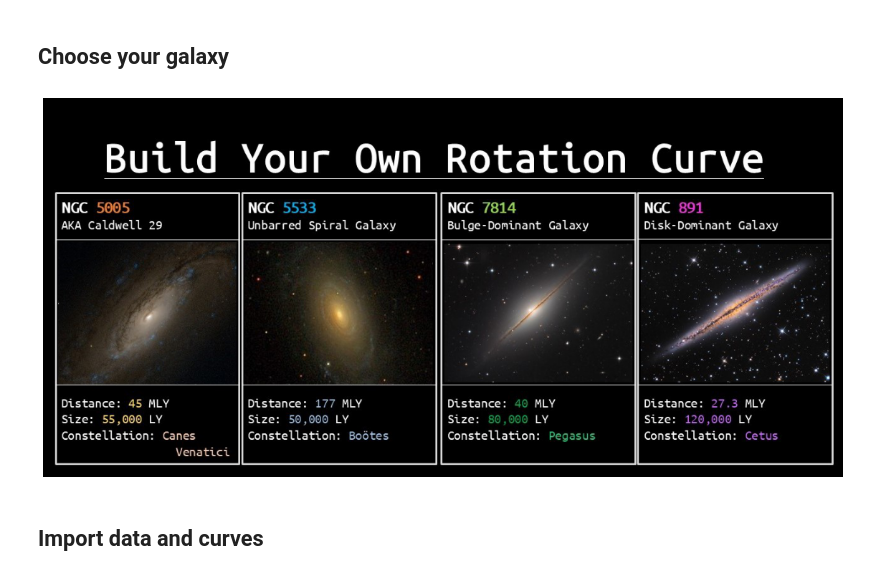
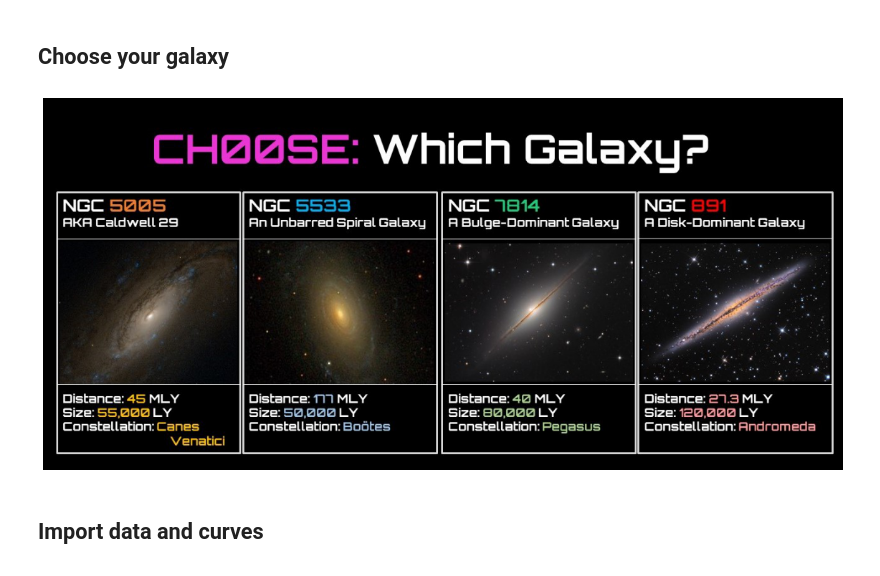
Before and after one commit to villano-lab/galactic-spin-W1, a Jupyter notebook: binder/08_Interactive_Fitting.ipynb, the cells around one changed output. Saved outputs shown, nothing was run; the diff lists cells and outputs as text; code cells hidden in the pictures.

```diff
--- a/binder/08_Interactive_Fitting.ipynb
+++ b/binder/08_Interactive_Fitting.ipynb
@@ -20,13 +20,13 @@ In this notebook, select one of four galaxies, import the prepared rotation curv
 ## Choose your galaxy
 # %%
 # Display image for choosing a galaxy
-img = mpimg.imread('images/chooseGalaxyUpdated.jpg')
+img = mpimg.imread('images/chooseWhichGalaxy.jpg')
 plt.figure(figsize=(20,17))
 imgplot = plt.imshow(img)
 plt.axis('off')
 plt.show()
 # %% [output]
-[figure, old version]
+[figure, new version]
 # %%
 galaxy = lg.NGC5533                # Choose between NGC5533, NGC891, NGC7814 and NGC5005 galaxies
 # %% [markdown]
```
Also changed, not shown: parts of 1 cell of this notebook, 3 other files.
